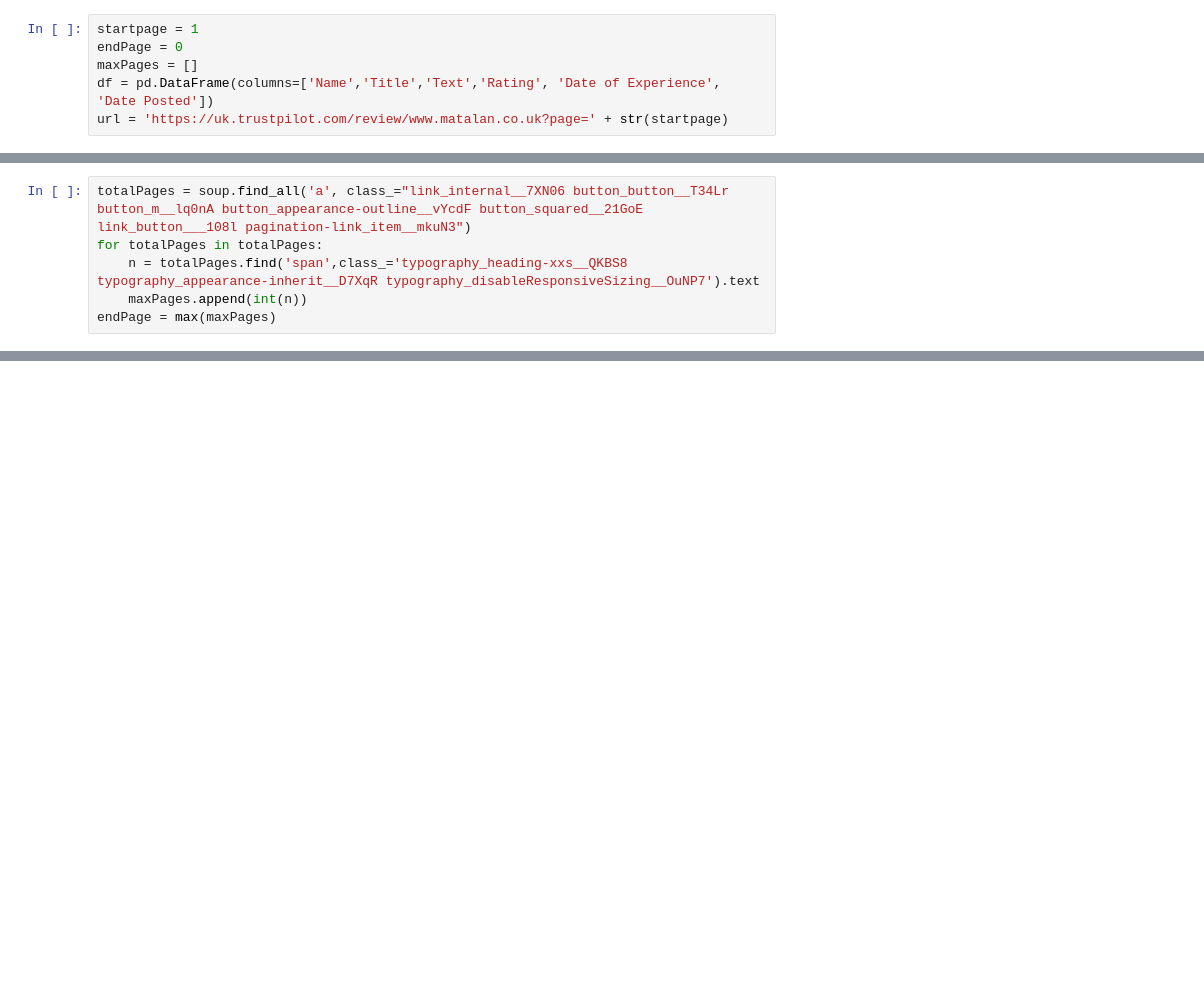
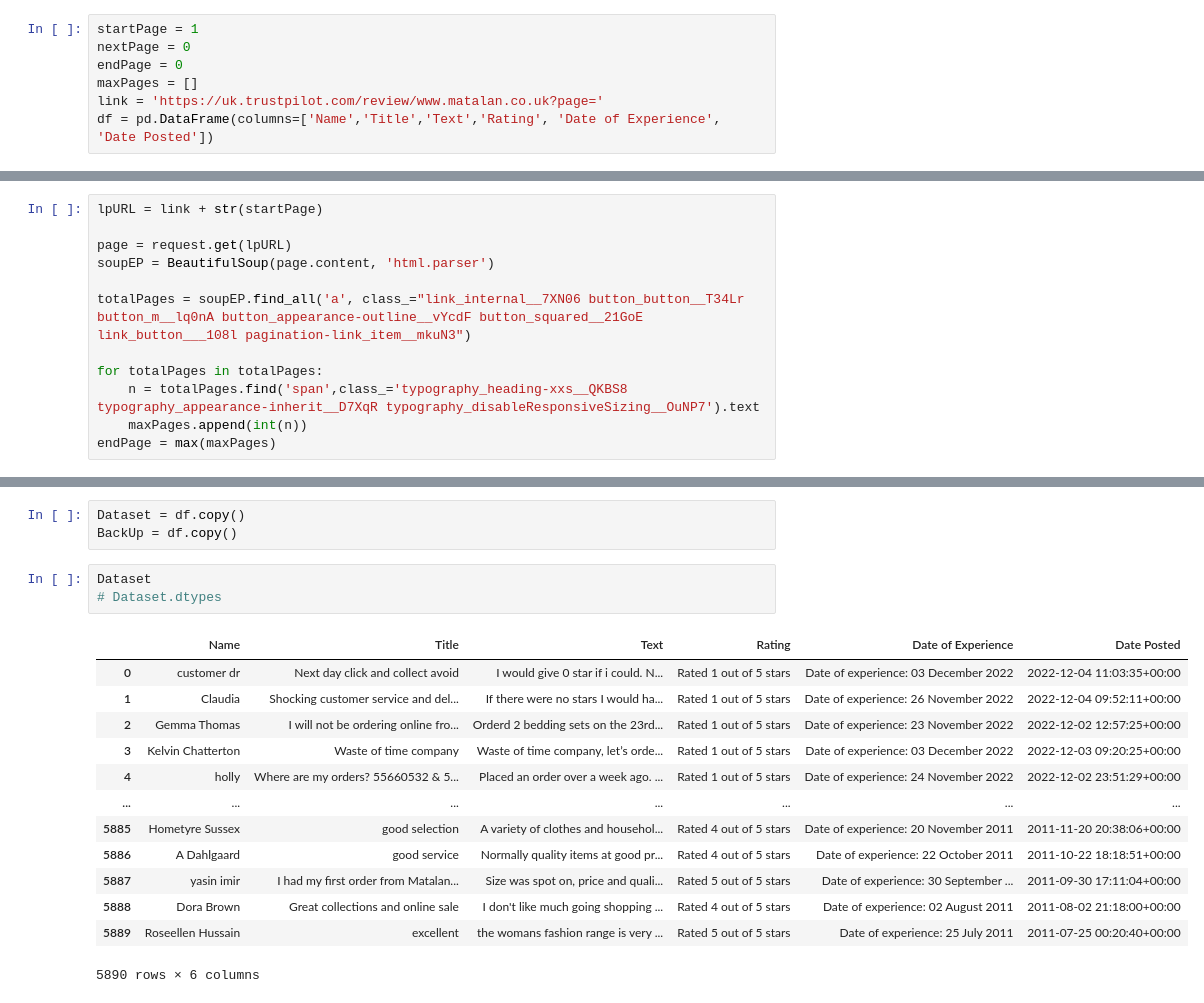
Before and after one commit to SeanW199/Web-Scraping-Project-, a Jupyter notebook: BS4 Web Scraping.ipynb, the cells around one changed output, grey strips where cells are left out. Saved outputs shown, nothing was run; the diff lists cells and outputs as text; blank space fills up the shorter version.

```diff
--- a/BS4 Web Scraping.ipynb
+++ b/BS4 Web Scraping.ipynb
@@ -6,6 +15,7 @@ import os
 # %%
-startpage = 1
+startPage = 1
+nextPage = 0
 endPage = 0
 maxPages = []
+link = 'https://uk.trustpilot.com/review/www.matalan.co.uk?page='
 df = pd.DataFrame(columns=['Name','Title','Text','Rating', 'Date of Experience', 'Date Posted'])
-url = 'https://uk.trustpilot.com/review/www.matalan.co.uk?page=' + str(startpage)
@@ -15,5 +22,11 @@ soup = BeautifulSoup(page.content, 'html.parser')
 # %%
-totalPages = soup.find_all('a', class_="link_internal__7XN06 button_button__T34Lr button_m__lq0nA button_appearance-outline__vYcdF button_squared__21GoE link_button___108l pagination-link_item__mkuN3")
+lpURL = link + str(startPage)
+
+page = request.get(lpURL)
+soupEP = BeautifulSoup(page.content, 'html.parser')
+
+totalPages = soupEP.find_all('a', class_="link_internal__7XN06 button_button__T34Lr button_m__lq0nA button_appearance-outline__vYcdF button_squared__21GoE link_button___108l pagination-link_item__mkuN3")
+
 for totalPages in totalPages:
     n = totalPages.find('span',class_='typography_heading-xxs__QKBS8 typography_appearance-inherit__D7XqR typography_disableResponsiveSizing__OuNP7').text
     maxPages.append(int(n))
@@ -62,0 +70,20 @@ df
+# %%
+Dataset = df.copy()
+BackUp = df.copy()
+# %%
+Dataset
+# Dataset.dtypes
+# %% [output]
+|  | Name | Title | Text | Rating | Date of Experience | Date Posted |
+| 0 | customer dr | Next day click and collect avoid | I would give 0 star if i could. N... | Rated 1 out of 5 stars | Date of experience: 03 December 2022 | 2022-12-04 11:03:35+00:00 |
+| 1 | Claudia | Shocking customer service and del... | If there were no stars I would ha... | Rated 1 out of 5 stars | Date of experience: 26 November 2022 | 2022-12-04 09:52:11+00:00 |
+| 2 | Gemma Thomas | I will not be ordering online fro... | Orderd 2 bedding sets on the 23rd... | Rated 1 out of 5 stars | Date of experience: 23 November 2022 | 2022-12-02 12:57:25+00:00 |
+| 3 | Kelvin Chatterton | Waste of time company | Waste of time company, let’s orde... | Rated 1 out of 5 stars | Date of experience: 03 December 2022 | 2022-12-03 09:20:25+00:00 |
+| 4 | holly | Where are my orders? 55660532 & 5... | Placed an order over a week ago. ... | Rated 1 out of 5 stars | Date of experience: 24 November 2022 | 2022-12-02 23:51:29+00:00 |
+| ... | ... | ... | ... | ... | ... | ... |
+| 5885 | Hometyre Sussex | good selection | A variety of clothes and househol... | Rated 4 out of 5 stars | Date of experience: 20 November 2011 | 2011-11-20 20:38:06+00:00 |
+| 5886 | A Dahlgaard | good service | Normally quality items at good pr... | Rated 4 out of 5 stars | Date of experience: 22 October 2011 | 2011-10-22 18:18:51+00:00 |
+| 5887 | yasin imir | I had my first order from Matalan... | Size was spot on, price and quali... | Rated 5 out of 5 stars | Date of experience: 30 September ... | 2011-09-30 17:11:04+00:00 |
+| 5888 | Dora Brown | Great collections and online sale | I don't like much going shopping ... | Rated 4 out of 5 stars | Date of experience: 02 August 2011 | 2011-08-02 21:18:00+00:00 |
+| 5889 | Roseellen Hussain | excellent | the womans fashion range is very ... | Rated 5 out of 5 stars | Date of experience: 25 July 2011 | 2011-07-25 00:20:40+00:00 |
+5890 rows × 6 columns
```
Also changed, not shown: parts of 5 cells of this notebook.
